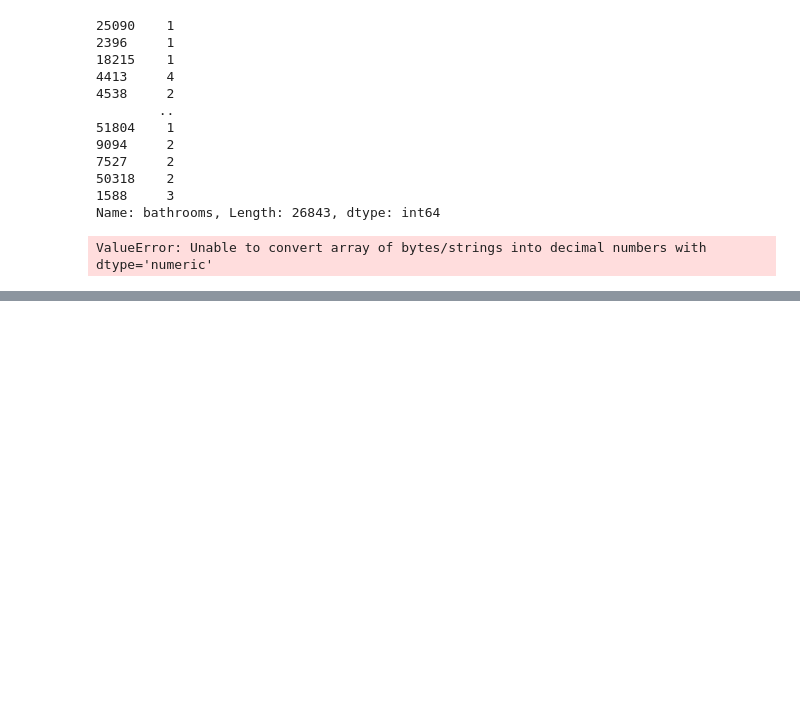
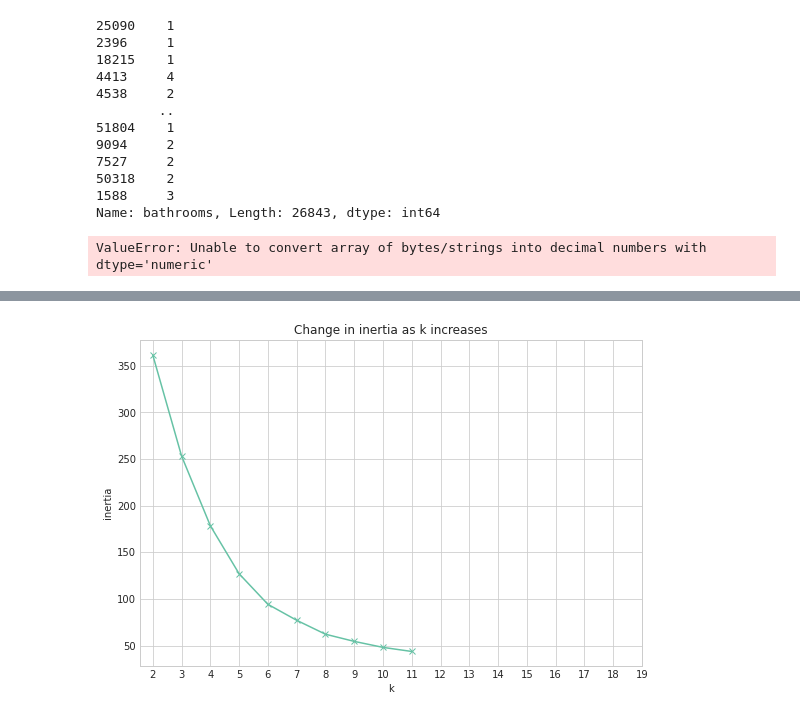
Before and after one commit to mindyshiben/Zillow_Clustering_Project, a Jupyter notebook: project_explore.ipynb, the cells around one changed output, grey strips where cells are left out. Drawn from its saved outputs; the diff is of its cells as text; code cells hidden in the pictures; blank space fills up the shorter version.

```diff
--- a/project_explore.ipynb
+++ b/project_explore.ipynb
@@ -567,0 +637,27 @@ train[['scalbathrooms', 'scalyear', 'scalsquare_feet']] = scaler.transform(train
+# %%
+from sklearn.cluster import KMeans
+import sklearn.preprocessing
+
+kmeans = KMeans(
+    init="random",
+    n_clusters=7)
+
+coords = xsmall[['latitude', 'longitude']].to_numpy()
+
+coords = xsmall[['latitude', 'longitude']].to_numpy()
+
+kmeans.fit(coords)
+
+kmeans.predict(coords)
+
+xsmall['loca'] = kmeans.predict(coords)
+# %%
+with plt.style.context('seaborn-whitegrid'):
+    plt.figure(figsize=(9, 6))
+    pd.Series({k: KMeans(k).fit(coords).inertia_ for k in range(2, 12)}).plot(marker='x')
+    plt.xticks(range(2, 20))
+    plt.xlabel('k')
+    plt.ylabel('inertia')
+    plt.title('Change in inertia as k increases')
+# %% [output]
+[figure, added]
```
Also changed, not shown: parts of 43 cells of this notebook, 3 other files.
